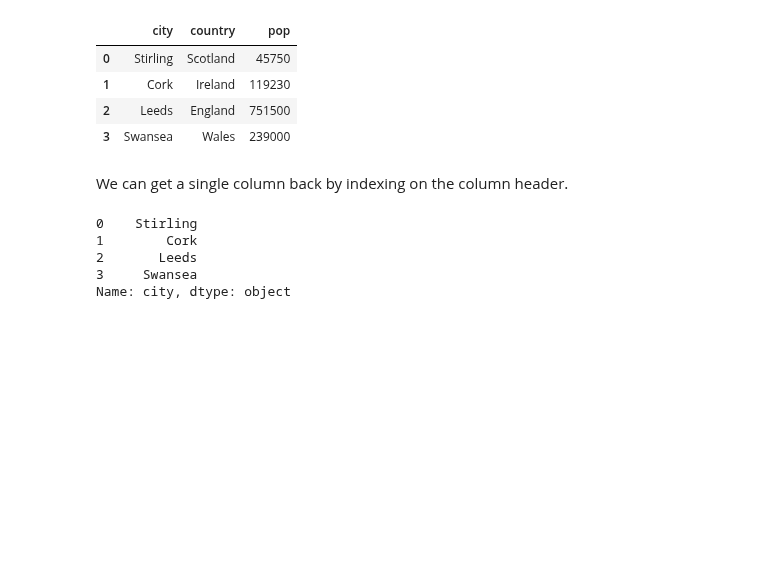
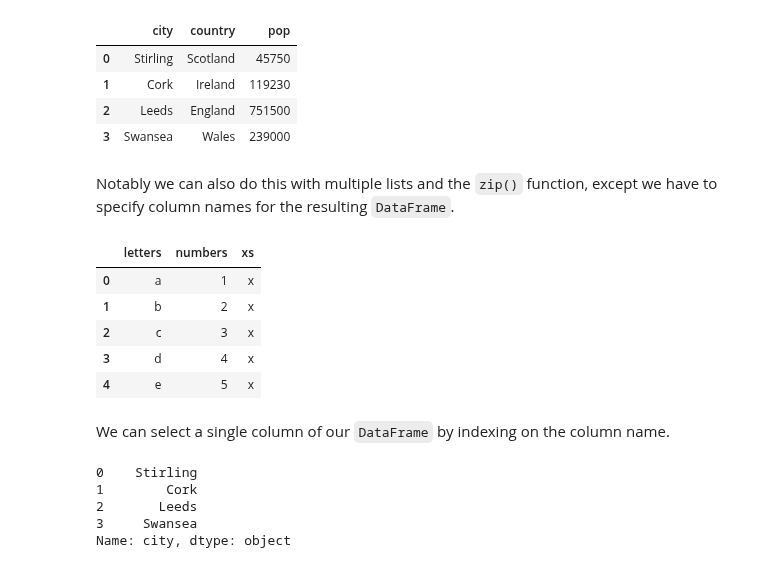
Before and after one commit to iaingallagher/BasicPython, a Jupyter notebook: Week6 - Functions and analysis tools.ipynb, the cells around one changed output. Drawn from its saved outputs; the diff is of its cells as text; code cells hidden in the pictures; blank space fills up the shorter version.

Commit message:
added zip details to DataFrame section

````diff
--- a/Week6 - Functions and analysis tools.ipynb
+++ b/Week6 - Functions and analysis tools.ipynb
@@ -271,8 +271,24 @@ citiesDF
 | 1 | Cork | Ireland | 119230 |
 | 2 | Leeds | England | 751500 |
 | 3 | Swansea | Wales | 239000 |
+# %% [markdown]
+Notably we can also do this with multiple lists and the ```zip()``` function, except we have to specify column names for the resulting ```DataFrame```.
+# %%
+a = ['a', 'b', 'c', 'd', 'e']
+b = [1,2,3,4,5]
+c = ['x','x','x','x','x']
+
+test = pd.DataFrame(zip(a,b,c), columns = ['letters', 'numbers', 'xs'])
+test
+# %% [output]
+|  | letters | numbers | xs |
+| 0 | a | 1 | x |
+| 1 | b | 2 | x |
+| 2 | c | 3 | x |
+| 3 | d | 4 | x |
+| 4 | e | 5 | x |
 # %% [markdown]
-We can get a single column back by indexing on the column header.
+We can select a single column of our ```DataFrame``` by indexing on the column name.
 # %%
 citiesDF['city']
 # citiesDF.city # alternative dot notation
````
